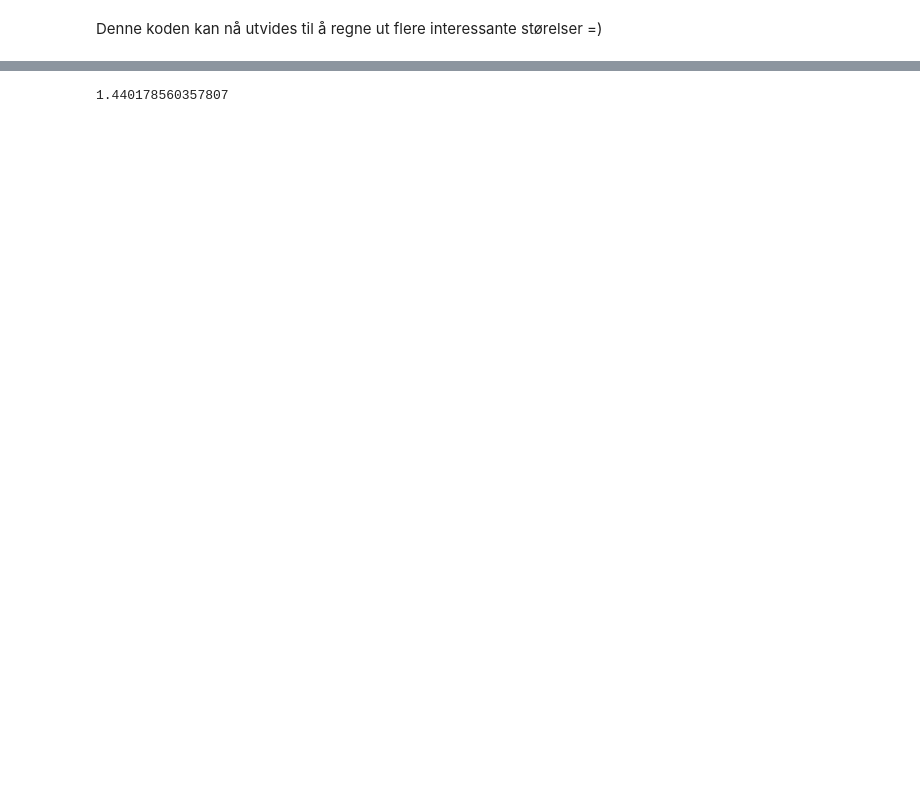
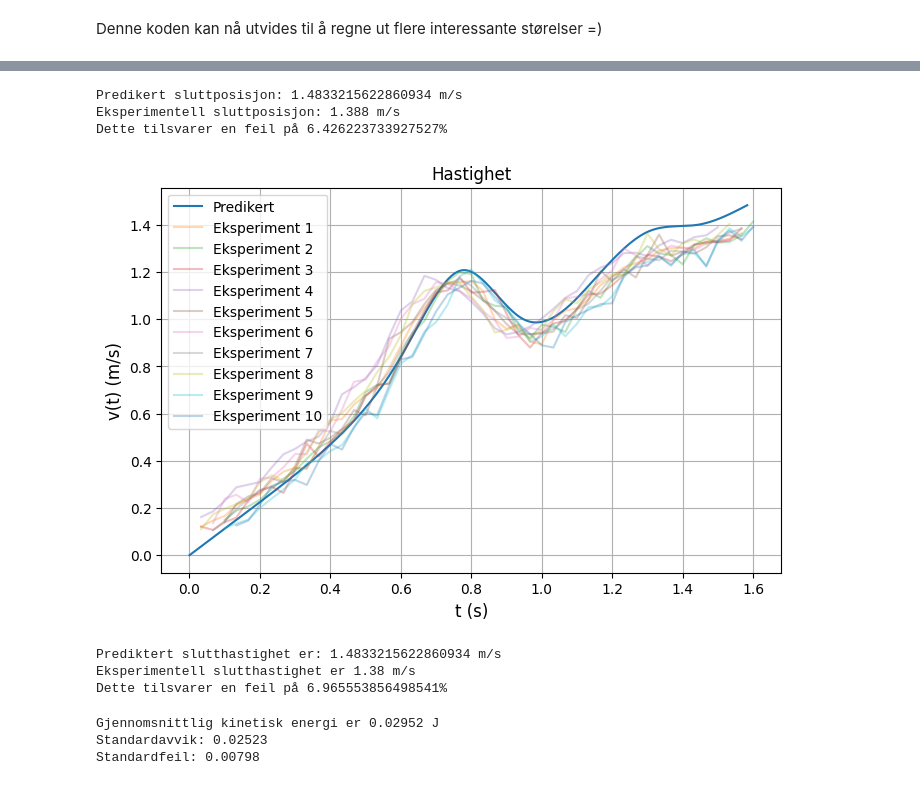
Before and after one commit to FriedSheep/TFY4115, a Jupyter notebook: Lab/Ballrulling/Økt 2/cubicspline.ipynb, the cells around one changed output, grey strips where cells are left out. Cells and saved outputs as stored; diff of their text form; code cells hidden in the pictures; blank space fills up the shorter version.

Commit message:
Added functions in cubispline, moved 'baneverdier'

```diff
--- a/Lab/Ballrulling/Økt 2/cubicspline.ipynb
+++ b/Lab/Ballrulling/Økt 2/cubicspline.ipynb
@@ -126,7 +111,8 @@ def v_y(y_num):
 
 def v_x():
     # cs(x) returns y(x)
-    return np.sqrt((2*gravity*(y[0]-cs(x))) / (1+c))
+    return np.sqrt((2*gravity*(y[0]-y)) / (1+c))
+    # return np.sqrt((2*gravity*(y[0]-cs(x))) / (1+c))
 
 def v():
     return np.sqrt((10*gravity*(y[0]-y)) / 7)
@@ -211,12 +197,11 @@ def conv(x):
     return x.replace(",", ".").encode()
 
 def getData(filename):
-    """Returnerer en matrise med data fra filen.
-    Hvor kolonnene er tid, x-pos, y-pos, og velocity
-    data = [t, x, y, v]. For å få y -> data[:,2], for å få x -> data[:,1]"""
-
+    # Returnerer en matrise med data fra filen.
+    # Hvor kolonnene er tid, x-pos, y-pos, og velocity
+    # data = [t, x, y, v]. For å få y -> data[:,2], for å få x -> data[:,1]
     return np.genfromtxt((conv(x) for x in open(filename)), dtype=float, skip_header=2, delimiter="\t", usemask=True)
-
-print(v_x()[-1])
 # %% [output]
-1.440178560357807
+Predikert sluttposisjon: 1.4833215622860934 m/s
+Eksperimentell sluttposisjon: 1.388 m/s
+Dette tilsvarer en feil på 6.426223733927527%
@@ -222,0 +245,59 @@ print(v_x()[-1])
+# %%
+plt.figure("Tittel", figsize = (8,5))
+plt.plot(eulersmethod_x(), v_x(), label = "Predikert")
+
+gj_v = 0
+for i in range(1,11):
+    data = getData(f"baneverdier{i}.txt")
+
+    t_expr = data[:,0]
+    x_expr = data[:,1]
+    y_expr = data[:,2]
+    v_expr = data[:,3]
+
+    #Summen av alle sluttfartene
+    gj_v += v_expr[-2]
+
+    plt.plot(t_expr, v_expr, label = f"Eksperiment {i}", alpha = 0.3)
+    plt.legend(loc = "upper left")
+plt.title("Hastighet")
+plt.xlabel("t (s)", fontsize = 12)
+plt.ylabel("v(t) (m/s)", fontsize = 12)
+plt.grid()
+plt.show()
+
+gj_v = gj_v/10
+
+print(f"Prediktert slutthastighet er: {v_x()[-1]} m/s \nEksperimentell slutthastighet er {gj_v} m/s")
+print(f"Dette tilsvarer en feil på {(1-gj_v/v_x()[-1])*100}%")
+# %% [output]
+[figure, added]
+Prediktert slutthastighet er: 1.4833215622860934 m/s
+Eksperimentell slutthastighet er 1.38 m/s
+Dette tilsvarer en feil på 6.965553856498541%
+# %%
+N = 10
+#Kinetisk energi
+avg_E_k = 1/2 * masse * gj_v**2
+print(f"Gjennomsnittlig kinetisk energi er {round(avg_E_k, 5)} J")
+
+#Standardavvik
+temp = 0
+for i in range(1,11):
+    data = getData(f"baneverdier{i}.txt")
+
+    v_expr = data[:,3]
+
+    temp += (v_expr[-2]-gj_v)**2
+
+s = np.sqrt(1/(N-1)*temp)
+
+print(f'Standardavvik: {round(s, 5)}')
+
+#Standardfeil
+s_feil = s/np.sqrt(N)
+print(f'Standardfeil: {round(s_feil, 5)}')
+# %% [output]
+Gjennomsnittlig kinetisk energi er 0.02952 J
+Standardavvik: 0.02523
+Standardfeil: 0.00798
```
Also changed, not shown: parts of 7 cells of this notebook, 12 other files.
